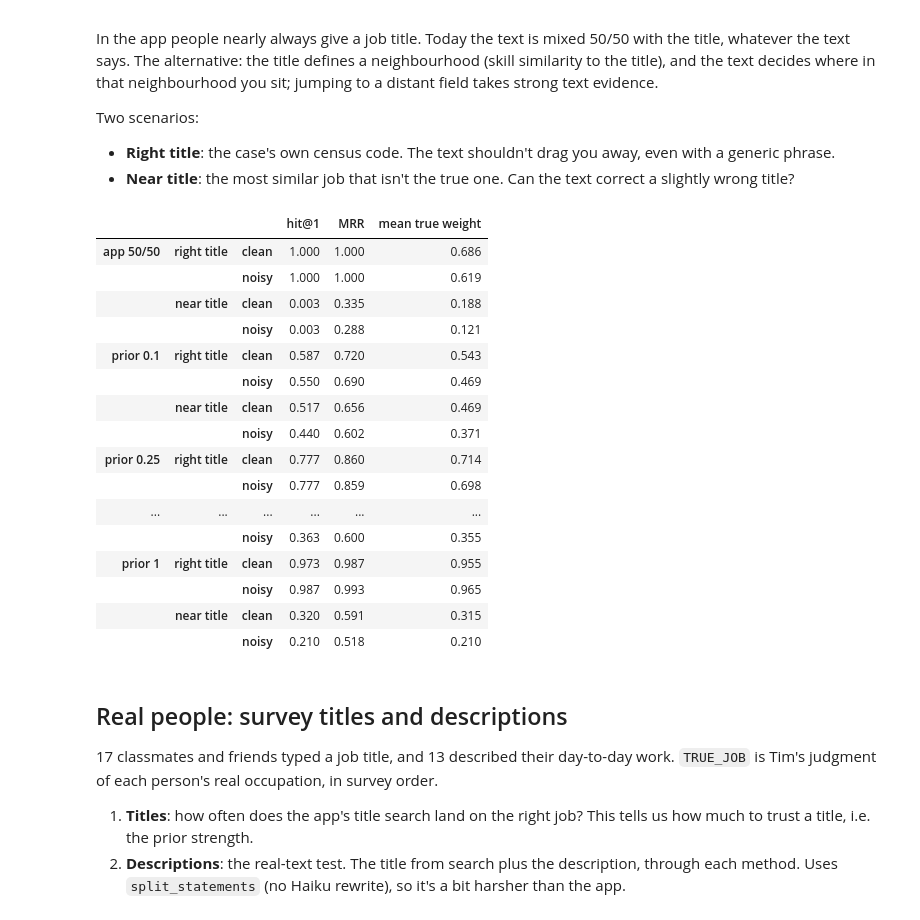
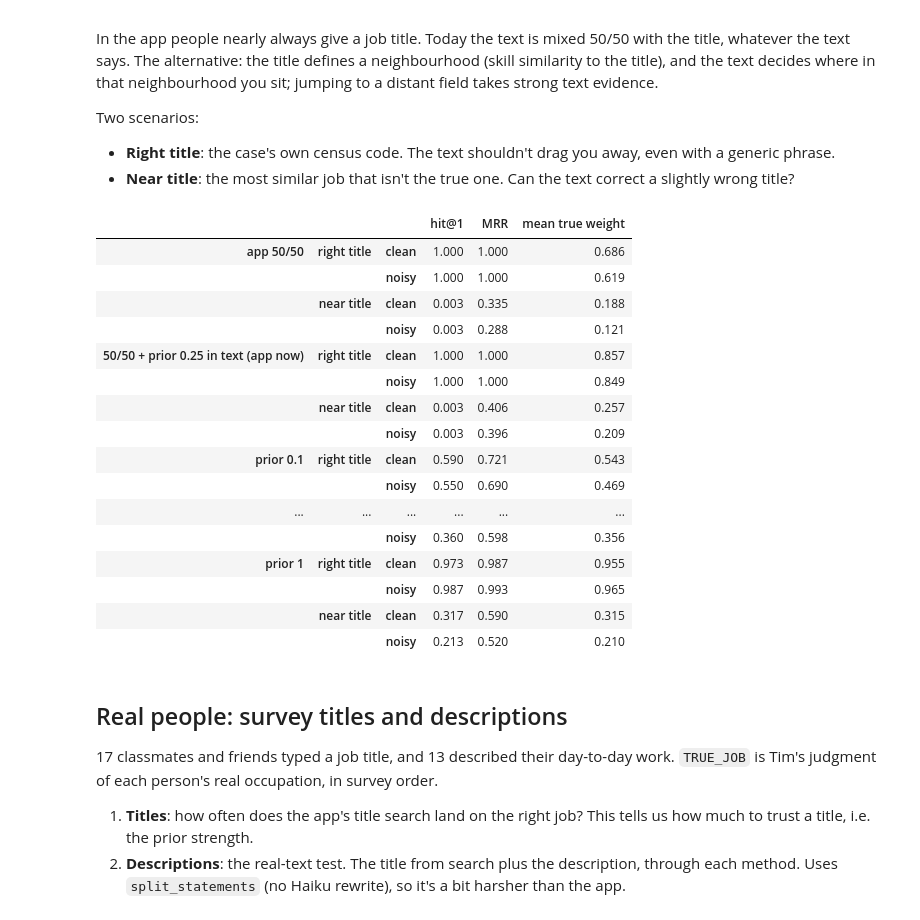
Before and after one commit to tlebon/job-transit, a Jupyter notebook: notebooks/07_placement_eval.ipynb, the cells around one changed output. Cells and saved outputs as stored; diff of their text form; code cells hidden in the pictures.

Commit message:
feat: next steps = real moves nudged by interests, interests get their own list (notebook 09); experience band; title keeps half the placement with a mild prior; descriptions used as written

```diff
--- a/notebooks/07_placement_eval.ipynb
+++ b/notebooks/07_placement_eval.ipynb
@@ -316,6 +316,14 @@ def app_mix(scores, title_census):
     return out
 
 
+def mix_prior(scores, title_census, title_weight=0.5, strength=0.25):
+    """What the app does now: the title keeps a fixed share, the text places the rest with a mild title prior.
+    Keeps hybrids and domain signal (a strong prior alone collapses everything onto the title)."""
+    out = (1 - title_weight) * with_title(scores, title_census, strength)
+    out[placer.position[title_census]] += title_weight
+    return out
+
+
 def neighbour_title(census_code):
     """The most similar job that isn't this one (index 0 is the job itself)."""
     row = np.nan_to_num(sim_matrix[placer.position[census_code]], nan=-1)
@@ -329,45 +337,46 @@ def titled(method, cases, title_of):
         w = method(case["scores"], title_of(case))
         true = placer.position[case["census"]]
         ranks.append(int((w > w[true]).sum()) + 1)
         weights.append(w[true])
     ranks = np.array(ranks)
     return pd.Series({"hit@1": (ranks == 1).mean(), "MRR": (1 / ranks).mean(), "mean true weight": np.mean(weights)})
 
 
 right = lambda case: case["census"]
 near = lambda case: neighbour_title(case["census"])
 
 title_methods = {
     "app 50/50": app_mix,
+    "50/50 + prior 0.25 in text (app now)": mix_prior,
     "prior 0.1": lambda s, t: with_title(s, t, 0.1),
     "prior 0.25": lambda s, t: with_title(s, t, 0.25),
     "prior 0.5": lambda s, t: with_title(s, t, 0.5),
     "prior 1": lambda s, t: with_title(s, t, 1.0),
 }
 pd.DataFrame({
     (name, title_name, data): titled(fn, cases, title_of)
     for name, fn in title_methods.items()
     for title_name, title_of in [("right title", right), ("near title", near)]
     for data, cases in [("clean", test), ("noisy", noisy)]
 }).T.round(3)
 # %% [output]
 |  |  |  | hit@1 | MRR | mean true weight |
 | app 50/50 | right title | clean | 1.000 | 1.000 | 0.686 |
 |  |  | noisy | 1.000 | 1.000 | 0.619 |
 |  | near title | clean | 0.003 | 0.335 | 0.188 |
 |  |  | noisy | 0.003 | 0.288 | 0.121 |
-| prior 0.1 | right title | clean | 0.587 | 0.720 | 0.543 |
+| 50/50 + prior 0.25 in text (app now) | right title | clean | 1.000 | 1.000 | 0.857 |
+|  |  | noisy | 1.000 | 1.000 | 0.849 |
+|  | near title | clean | 0.003 | 0.406 | 0.257 |
+|  |  | noisy | 0.003 | 0.396 | 0.209 |
+| prior 0.1 | right title | clean | 0.590 | 0.721 | 0.543 |
 |  |  | noisy | 0.550 | 0.690 | 0.469 |
-|  | near title | clean | 0.517 | 0.656 | 0.469 |
-|  |  | noisy | 0.440 | 0.602 | 0.371 |
-| prior 0.25 | right title | clean | 0.777 | 0.860 | 0.714 |
-|  |  | noisy | 0.777 | 0.859 | 0.698 |
 | ... | ... | ... | ... | ... | ... |
-|  |  | noisy | 0.363 | 0.600 | 0.355 |
+|  |  | noisy | 0.360 | 0.598 | 0.356 |
 | prior 1 | right title | clean | 0.973 | 0.987 | 0.955 |
 |  |  | noisy | 0.987 | 0.993 | 0.965 |
-|  | near title | clean | 0.320 | 0.591 | 0.315 |
-|  |  | noisy | 0.210 | 0.518 | 0.210 |
+|  | near title | clean | 0.317 | 0.590 | 0.315 |
+|  |  | noisy | 0.213 | 0.520 | 0.210 |
 # %% [markdown]
 
 ## Real people: survey titles and descriptions
```
Also changed, not shown: parts of 6 cells of this notebook, 7 other files.
